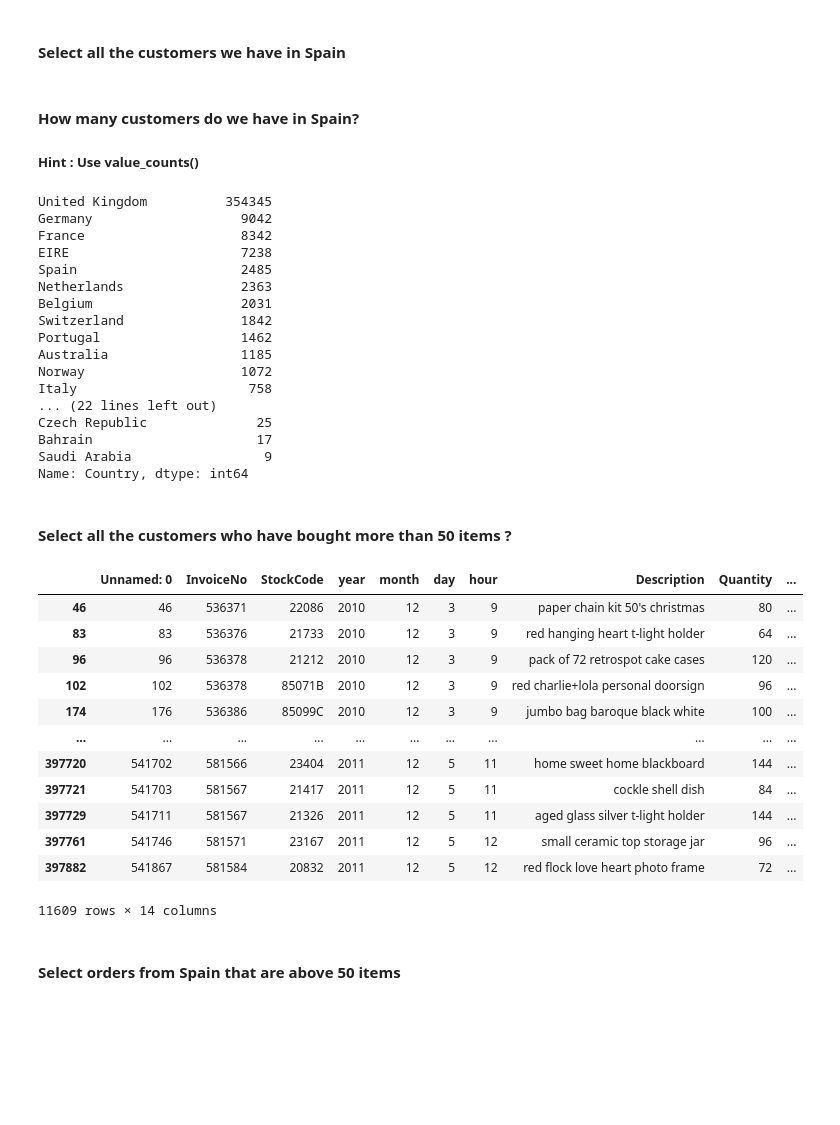
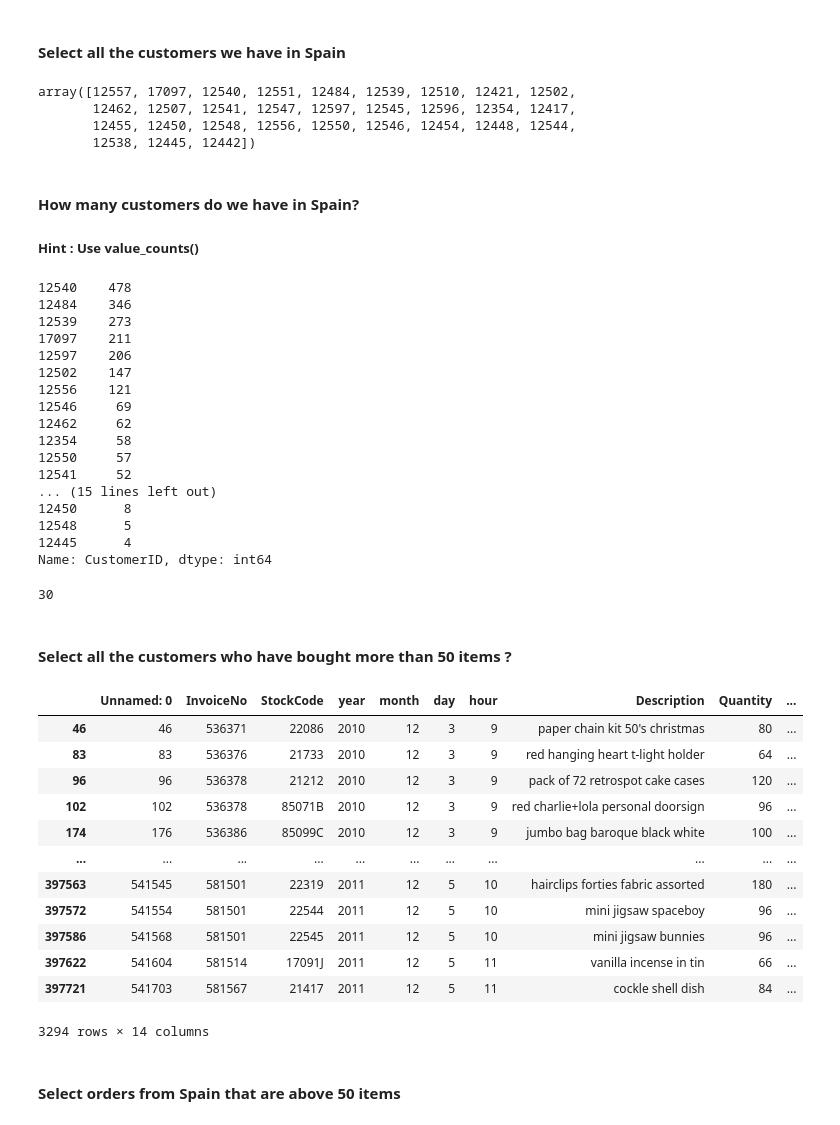
Before and after one commit to ironhack-bcn-data-june-2020/22-lab-subsetting-and-descriptive-stats, a Jupyter notebook: your-code/main.ipynb, the cells around one changed output. Cells and saved outputs as stored; diff of their text form; code cells hidden in the pictures; blank space fills up the shorter version.

```diff
--- a/your-code/main.ipynb
+++ b/your-code/main.ipynb
@@ -405,44 +415,55 @@ orders.amount_spent.min()
+# %%
+orders[orders['Country'] == 'Spain']['CustomerID'].unique()
+# %% [output]
+array([12557, 17097, 12540, 12551, 12484, 12539, 12510, 12421, 12502,
+       12462, 12507, 12541, 12547, 12597, 12545, 12596, 12354, 12417,
+       12455, 12450, 12548, 12556, 12550, 12546, 12454, 12448, 12544,
+       12538, 12445, 12442])
 # %% [markdown]
 #### How many customers do we have in Spain?
 ##### Hint : Use value_counts()
 # %%
-orders.Country.value_counts()
+orders[orders['Country'] == 'Spain']['CustomerID'].value_counts()
 # %% [output]
-United Kingdom          354345
-Germany                   9042
-France                    8342
-EIRE                      7238
-Spain                     2485
-Netherlands               2363
-Belgium                   2031
-Switzerland               1842
-Portugal                  1462
-Australia                 1185
-Norway                    1072
-Italy                      758
-... (22 lines left out)
-Czech Republic              25
-Bahrain                     17
-Saudi Arabia                 9
-Name: Country, dtype: int64
+12540    478
+12484    346
+12539    273
+17097    211
+12597    206
+12502    147
+12556    121
+12546     69
+12462     62
+12354     58
+12550     57
+12541     52
+... (15 lines left out)
+12450      8
+12548      5
+12445      4
+Name: CustomerID, dtype: int64
+# %%
+len(orders[orders['Country'] == 'Spain']['CustomerID'].value_counts())
+# %% [output]
+30
 # %% [markdown]
 #### Select all the customers who have bought more than 50 items ?
 # %%
-orders[orders['Quantity'] > 50]
+orders[orders['Quantity'] > 50].groupby('CustomerID').head()
 # %% [output]
 |  | Unnamed: 0 | InvoiceNo | StockCode | year | month | day | hour | Description | Quantity | ... |
 | 46 | 46 | 536371 | 22086 | 2010 | 12 | 3 | 9 | paper chain kit 50's christmas | 80 | ... |
 | 83 | 83 | 536376 | 21733 | 2010 | 12 | 3 | 9 | red hanging heart t-light holder | 64 | ... |
 | 96 | 96 | 536378 | 21212 | 2010 | 12 | 3 | 9 | pack of 72 retrospot cake cases | 120 | ... |
 | 102 | 102 | 536378 | 85071B | 2010 | 12 | 3 | 9 | red charlie+lola personal doorsign | 96 | ... |
 | 174 | 176 | 536386 | 85099C | 2010 | 12 | 3 | 9 | jumbo bag baroque black white | 100 | ... |
 | ... | ... | ... | ... | ... | ... | ... | ... | ... | ... | ... |
-| 397720 | 541702 | 581566 | 23404 | 2011 | 12 | 5 | 11 | home sweet home blackboard | 144 | ... |
+| 397563 | 541545 | 581501 | 22319 | 2011 | 12 | 5 | 10 | hairclips forties fabric assorted | 180 | ... |
+| 397572 | 541554 | 581501 | 22544 | 2011 | 12 | 5 | 10 | mini jigsaw spaceboy | 96 | ... |
+| 397586 | 541568 | 581501 | 22545 | 2011 | 12 | 5 | 10 | mini jigsaw bunnies | 96 | ... |
+| 397622 | 541604 | 581514 | 17091J | 2011 | 12 | 5 | 11 | vanilla incense in tin | 66 | ... |
 | 397721 | 541703 | 581567 | 21417 | 2011 | 12 | 5 | 11 | cockle shell dish | 84 | ... |
-| 397729 | 541711 | 581567 | 21326 | 2011 | 12 | 5 | 11 | aged glass silver t-light holder | 144 | ... |
-| 397761 | 541746 | 581571 | 23167 | 2011 | 12 | 5 | 12 | small ceramic top storage jar | 96 | ... |
-| 397882 | 541867 | 581584 | 20832 | 2011 | 12 | 5 | 12 | red flock love heart photo frame | 72 | ... |
-11609 rows × 14 columns
+3294 rows × 14 columns
 # %% [markdown]
 #### Select orders from Spain that are above 50 items
 # %%
```
Also changed, not shown: parts of 22 cells of this notebook.
